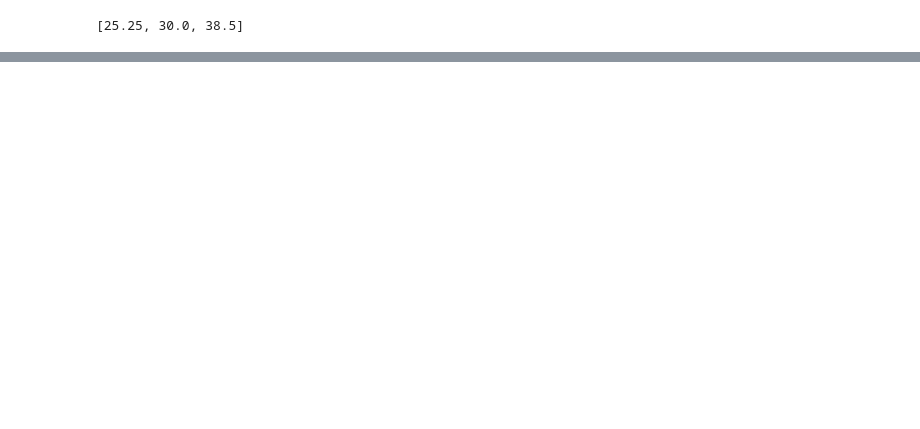
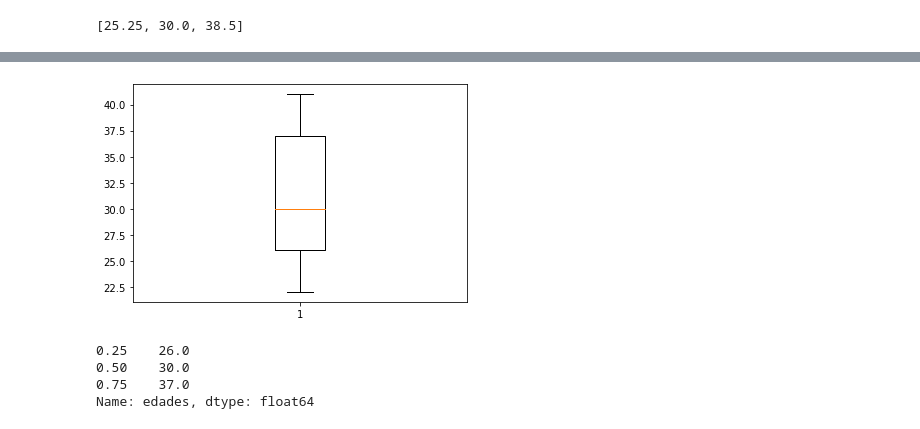
Before and after one commit to joaquinrovi/Probability, a Jupyter notebook: 01-Estadistica_Descriptiva.ipynb, the cells around one changed output, grey strips where cells are left out. Drawn from its saved outputs; the diff is of its cells as text; code cells hidden in the pictures; blank space fills up the shorter version.

```diff
--- a/01-Estadistica_Descriptiva.ipynb
+++ b/01-Estadistica_Descriptiva.ipynb
@@ -495,0 +519,14 @@ stats.quantiles(edades, n = 4)
+# %%
+plt.boxplot(edades)
+plt.show()
+# %% [output]
+[figure, added]
+# %%
+edad = pd.DataFrame(edades, columns = ['edades'])
+q_3 = edad['edades'].quantile([0.25, 0.5, 0.75])
+q_3
+# %% [output]
+0.25    26.0
+0.50    30.0
+0.75    37.0
+Name: edades, dtype: float64
```
Also changed, not shown: parts of 12 cells of this notebook, 1 other file.
